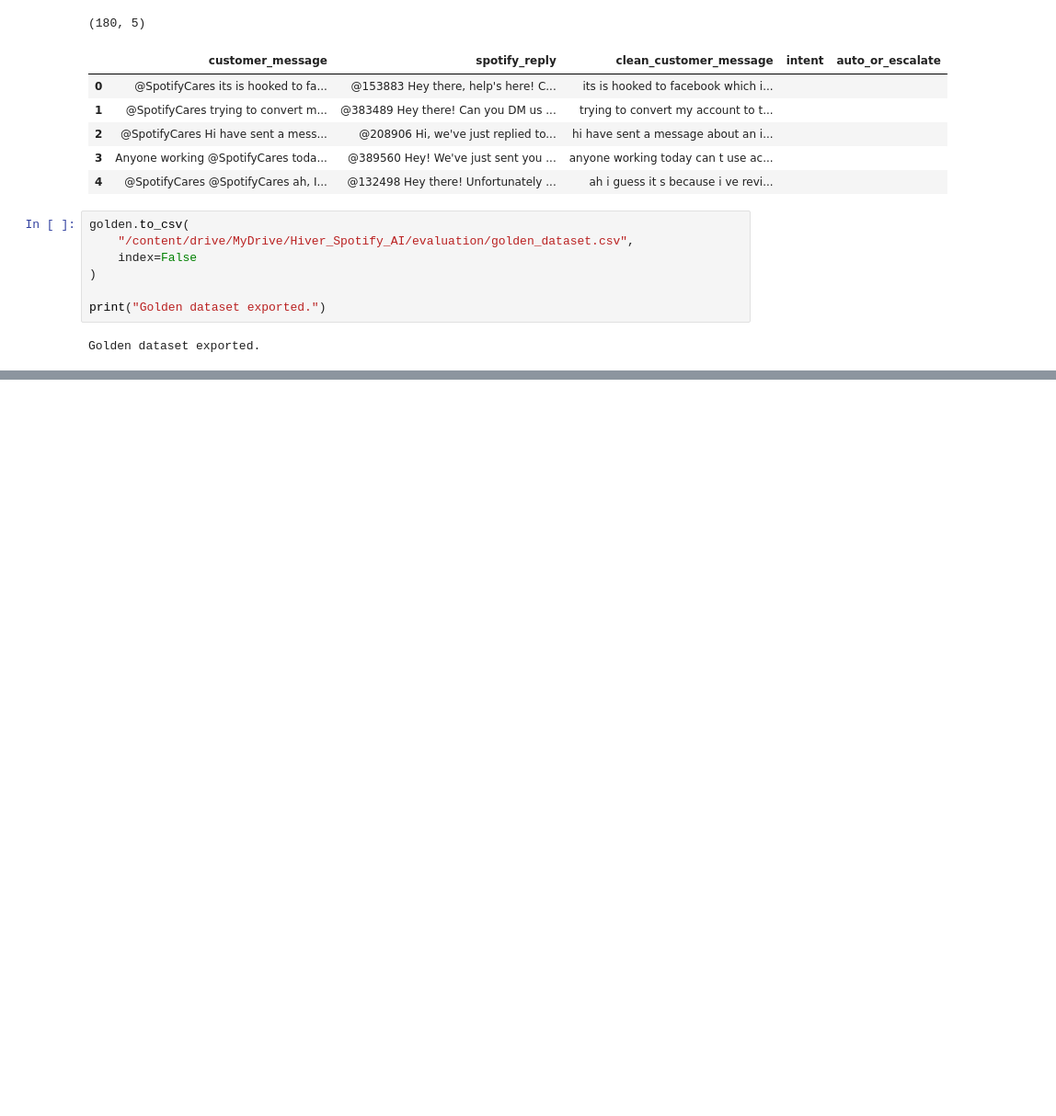
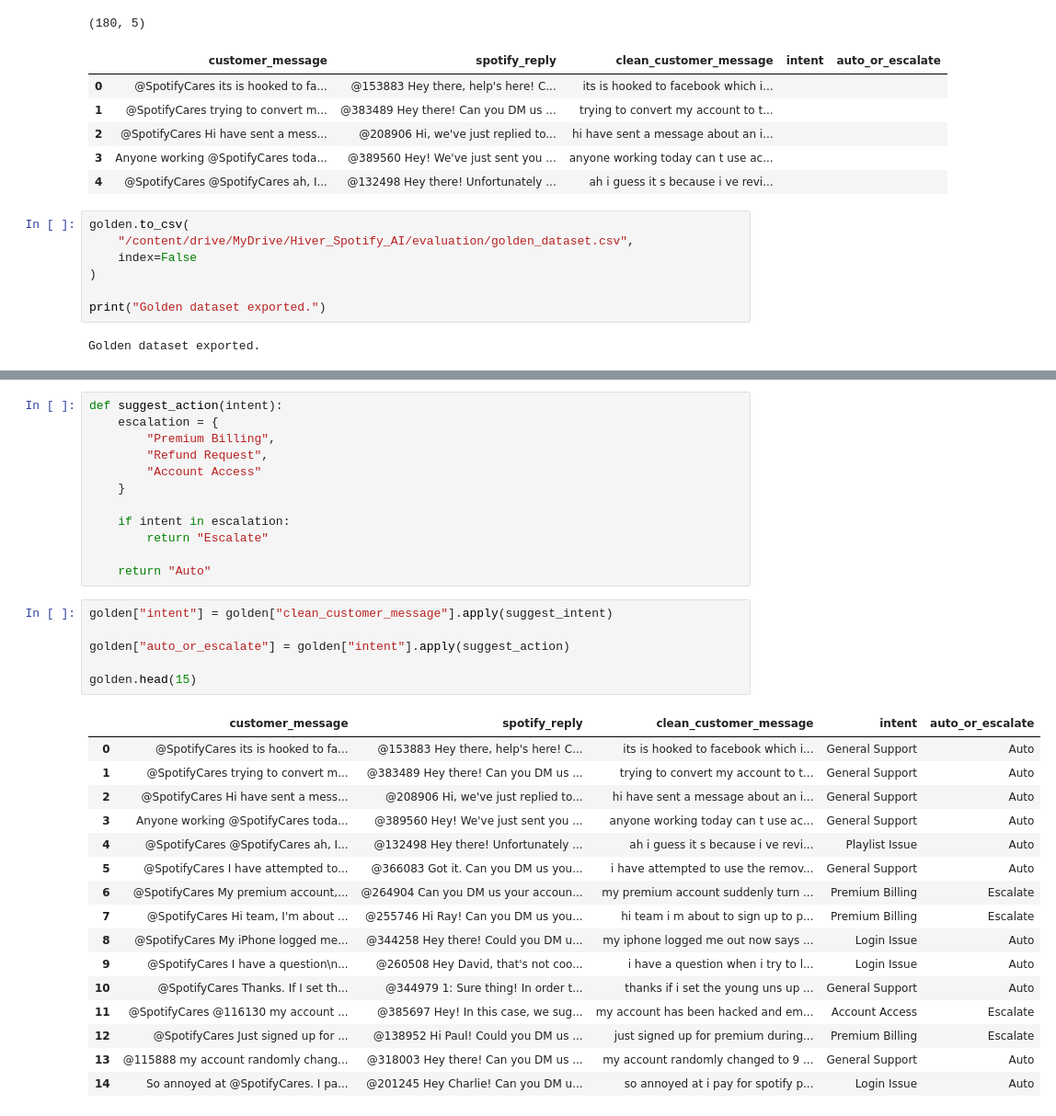
Before and after one commit to Rukshana-S/hiver-spotify-ai-support-agent, a Jupyter notebook: 01_spotify_data_preprocessing.ipynb, the cells around one changed output, grey strips where cells are left out. Shown at 92% size. Cells and saved outputs as stored; diff of their text form; blank space fills up the shorter version.

Commit message:
chore: finalize human-verified golden evaluation dataset

```diff
--- a/01_spotify_data_preprocessing.ipynb
+++ b/01_spotify_data_preprocessing.ipynb
@@ -730,0 +796,35 @@ Golden dataset exported.
+# %%
+def suggest_action(intent):
+    escalation = {
+        "Premium Billing",
+        "Refund Request",
+        "Account Access"
+    }
+
+    if intent in escalation:
+        return "Escalate"
+
+    return "Auto"
+# %%
+golden["intent"] = golden["clean_customer_message"].apply(suggest_intent)
+
+golden["auto_or_escalate"] = golden["intent"].apply(suggest_action)
+
+golden.head(15)
+# %% [output]
+|  | customer_message | spotify_reply | clean_customer_message | intent | auto_or_escalate |
+| 0 | @SpotifyCares its is hooked to fa... | @153883 Hey there, help's here! C... | its is hooked to facebook which i... | General Support | Auto |
+| 1 | @SpotifyCares trying to convert m... | @383489 Hey there! Can you DM us ... | trying to convert my account to t... | General Support | Auto |
+| 2 | @SpotifyCares Hi have sent a mess... | @208906 Hi, we've just replied to... | hi have sent a message about an i... | General Support | Auto |
+| 3 | Anyone working @SpotifyCares toda... | @389560 Hey! We've just sent you ... | anyone working today can t use ac... | General Support | Auto |
+| 4 | @SpotifyCares @SpotifyCares ah, I... | @132498 Hey there! Unfortunately ... | ah i guess it s because i ve revi... | Playlist Issue | Auto |
+| 5 | @SpotifyCares I have attempted to... | @366083 Got it. Can you DM us you... | i have attempted to use the remov... | General Support | Auto |
+| 6 | @SpotifyCares My premium account,... | @264904 Can you DM us your accoun... | my premium account suddenly turn ... | Premium Billing | Escalate |
+| 7 | @SpotifyCares Hi team, I'm about ... | @255746 Hi Ray! Can you DM us you... | hi team i m about to sign up to p... | Premium Billing | Escalate |
+| 8 | @SpotifyCares My iPhone logged me... | @344258 Hey there! Could you DM u... | my iphone logged me out now says ... | Login Issue | Auto |
+| 9 | @SpotifyCares I have a question\n... | @260508 Hey David, that's not coo... | i have a question when i try to l... | Login Issue | Auto |
+| 10 | @SpotifyCares Thanks. If I set th... | @344979 1: Sure thing! In order t... | thanks if i set the young uns up ... | General Support | Auto |
+| 11 | @SpotifyCares @116130 my account ... | @385697 Hey! In this case, we sug... | my account has been hacked and em... | Account Access | Escalate |
+| 12 | @SpotifyCares Just signed up for ... | @138952 Hi Paul! Could you DM us ... | just signed up for premium during... | Premium Billing | Escalate |
+| 13 | @115888 my account randomly chang... | @318003 Hey there! Can you DM us ... | my account randomly changed to 9 ... | General Support | Auto |
+| 14 | So annoyed at @SpotifyCares. I pa... | @201245 Hey Charlie! Can you DM u... | so annoyed at i pay for spotify p... | Login Issue | Auto |
```
Also changed, not shown: parts of 8 cells of this notebook.
